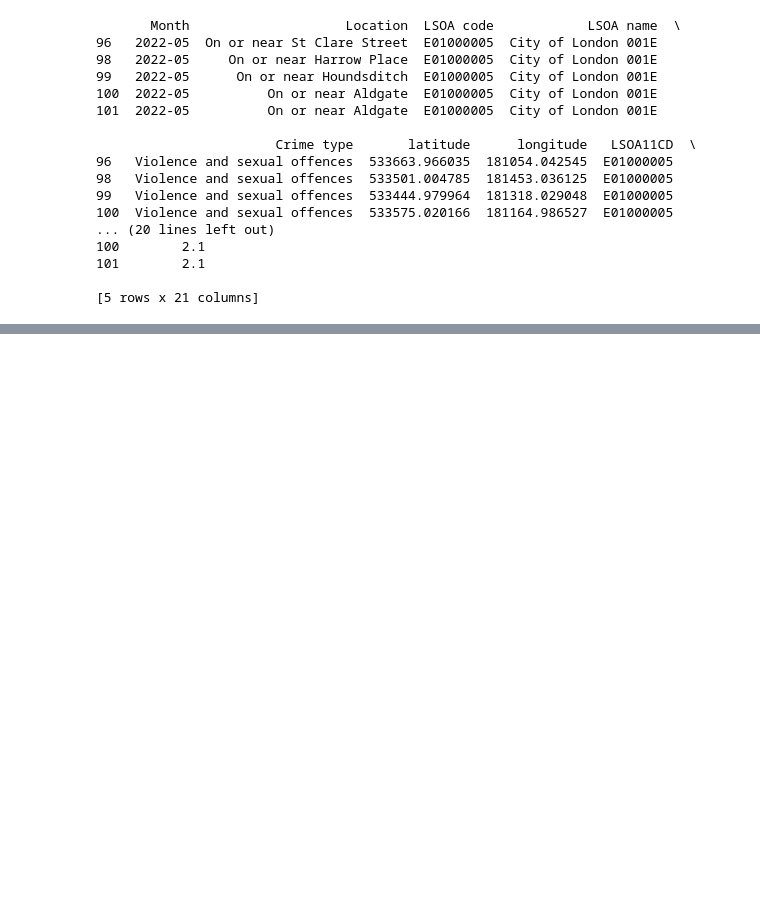
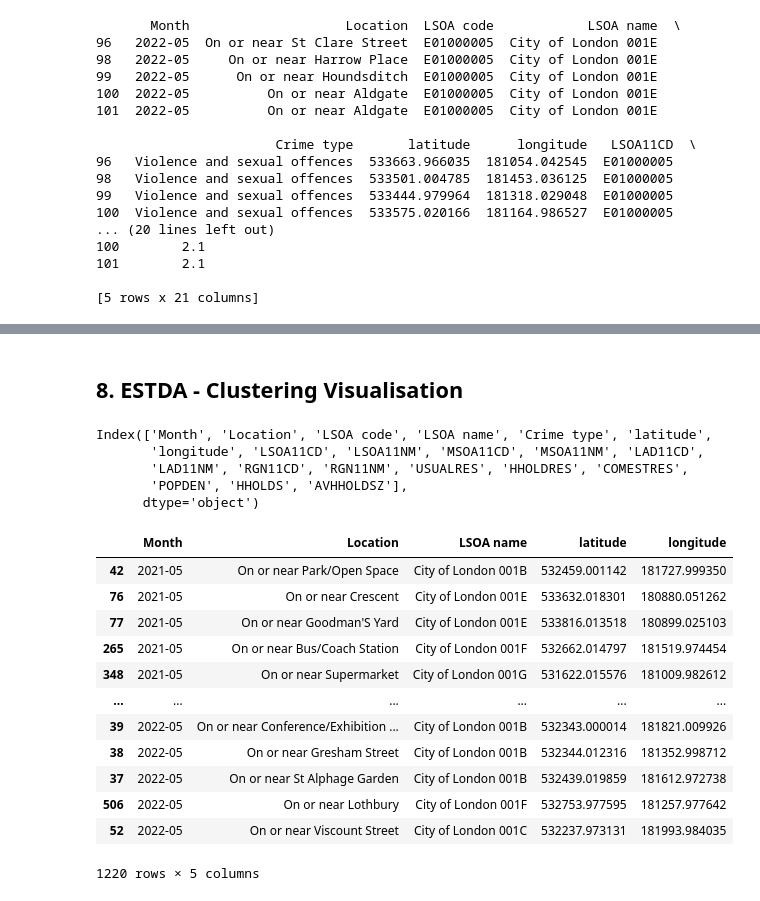
Before and after one commit to AlinZohari/STDM, a Jupyter notebook: stdm_crime.ipynb, the cells around one changed output, grey strips where cells are left out. Saved outputs shown, nothing was run; the diff lists cells and outputs as text; code cells hidden in the pictures; blank space fills up the shorter version.

```diff
--- a/stdm_crime.ipynb
+++ b/stdm_crime.ipynb
@@ -502,0 +490,29 @@ kde ('All Months',vso_gdf_clipped , 14)
+# %% [markdown]
+## 8. ESTDA - Clustering Visualisation
+# %%
+vso_gdf_clipped.head()
+print(vso_gdf_clipped.columns)
+# %% [output]
+Index(['Month', 'Location', 'LSOA code', 'LSOA name', 'Crime type', 'latitude',
+       'longitude', 'LSOA11CD', 'LSOA11NM', 'MSOA11CD', 'MSOA11NM', 'LAD11CD',
+       'LAD11NM', 'RGN11CD', 'RGN11NM', 'USUALRES', 'HHOLDRES', 'COMESTRES',
+       'POPDEN', 'HHOLDS', 'AVHHOLDSZ'],
+      dtype='object')
+# %%
+vso_final = vso_gdf_clipped.drop(vso_gdf_clipped.columns[[2,4,7,8,9,10,11,12,13,14,15,16,17,18,19,20]], axis=1)
+# %%
+vso_final
+# %% [output]
+|  | Month | Location | LSOA name | latitude | longitude |
+| 42 | 2021-05 | On or near Park/Open Space | City of London 001B | 532459.001142 | 181727.999350 |
+| 76 | 2021-05 | On or near Crescent | City of London 001E | 533632.018301 | 180880.051262 |
+| 77 | 2021-05 | On or near Goodman'S Yard | City of London 001E | 533816.013518 | 180899.025103 |
+| 265 | 2021-05 | On or near Bus/Coach Station | City of London 001F | 532662.014797 | 181519.974454 |
+| 348 | 2021-05 | On or near Supermarket | City of London 001G | 531622.015576 | 181009.982612 |
+| ... | ... | ... | ... | ... | ... |
+| 39 | 2022-05 | On or near Conference/Exhibition ... | City of London 001B | 532343.000014 | 181821.009926 |
+| 38 | 2022-05 | On or near Gresham Street | City of London 001B | 532344.012316 | 181352.998712 |
+| 37 | 2022-05 | On or near St Alphage Garden | City of London 001B | 532439.019859 | 181612.972738 |
+| 506 | 2022-05 | On or near Lothbury | City of London 001F | 532753.977595 | 181257.977642 |
+| 52 | 2022-05 | On or near Viscount Street | City of London 001C | 532237.973131 | 181993.984035 |
+1220 rows × 5 columns
```
Also changed, not shown: parts of 5 cells of this notebook, 1 other file.
